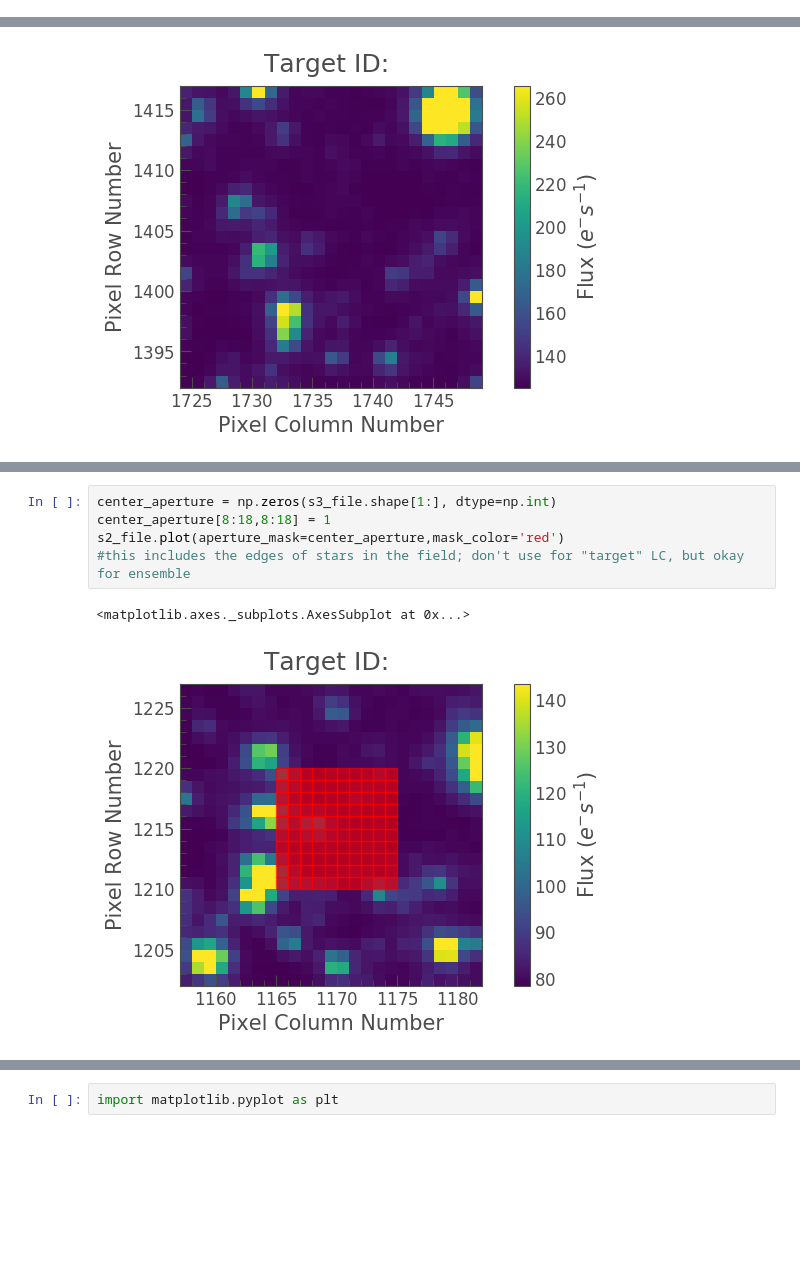
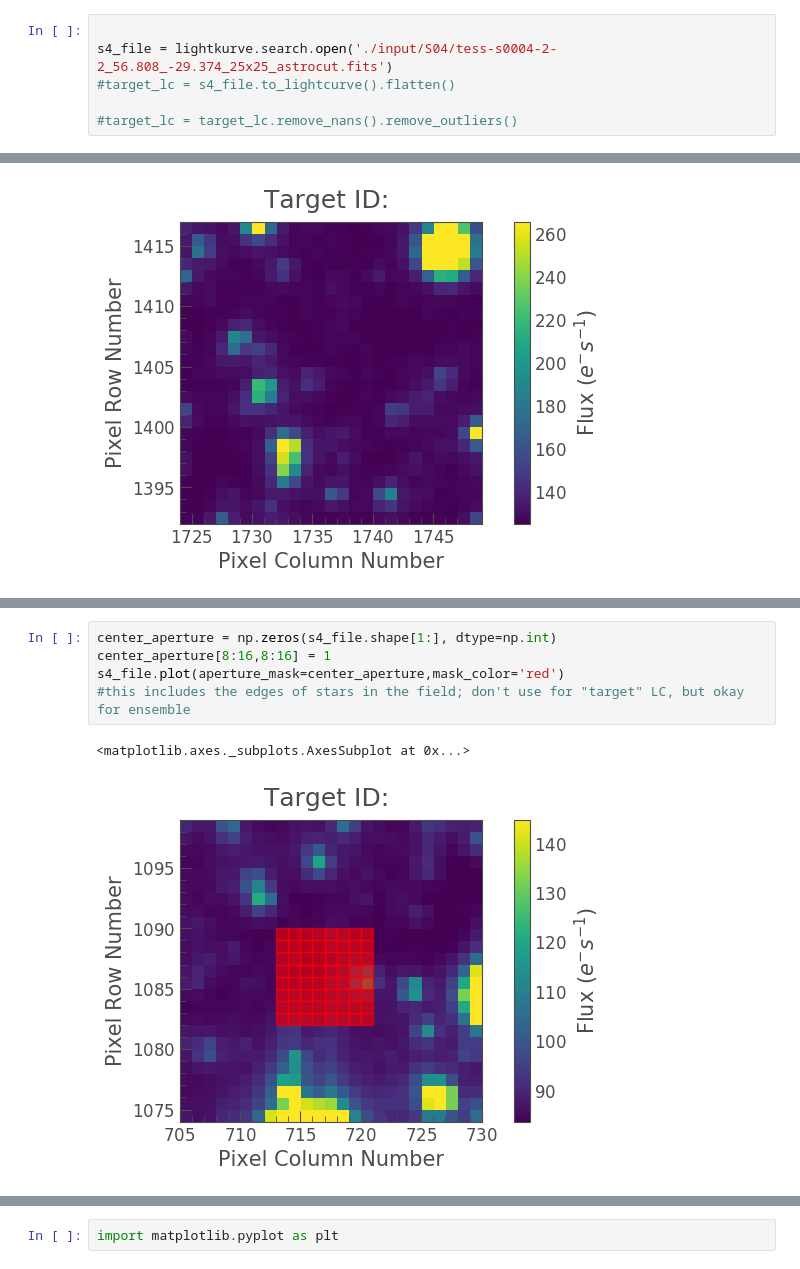
Before and after one commit to FGCUStellarResearch/GammaRayVisualizations, a Jupyter notebook: Lightkurve_sample.ipynb, the cells around one changed output, grey strips where cells are left out. Saved outputs shown, nothing was run; the diff lists cells and outputs as text; blank space fills up the shorter version.

Commit message:
changes for creating poster figures

```diff
--- a/Lightkurve_sample.ipynb
+++ b/Lightkurve_sample.ipynb
@@ -12,3 +3,9 @@ target_lc = target_lc.remove_nans().remove_outliers()
+# %%
+
+s4_file = lightkurve.search.open('./input/S04/tess-s0004-2-2_56.808_-29.374_25x25_astrocut.fits')
+#target_lc = s4_file.to_lightcurve().flatten()
+
+#target_lc = target_lc.remove_nans().remove_outliers()
 # %%
 target_lc.plot()
 # %% [output]
@@ -102,11 +100,11 @@ s2_file.plot(aperture_mask=center_aperture,mask_color='red')
 # %%
-center_aperture = np.zeros(s3_file.shape[1:], dtype=np.int)
-center_aperture[8:18,8:18] = 1
-s2_file.plot(aperture_mask=center_aperture,mask_color='red')
+center_aperture = np.zeros(s4_file.shape[1:], dtype=np.int)
+center_aperture[8:16,8:16] = 1
+s4_file.plot(aperture_mask=center_aperture,mask_color='red')
 #this includes the edges of stars in the field; don't use for "target" LC, but okay for ensemble
 # %% [output]
 <matplotlib.axes._subplots.AxesSubplot at 0x...>
-[figure, old version]
+[figure, new version]
 # %%
 # [8, 18) --> 10x10 px --> 100 LC's  ._.
 # Remember: (8,18) == [Y, X)
```
Also changed, not shown: parts of 22 cells of this notebook, 2 other files.
